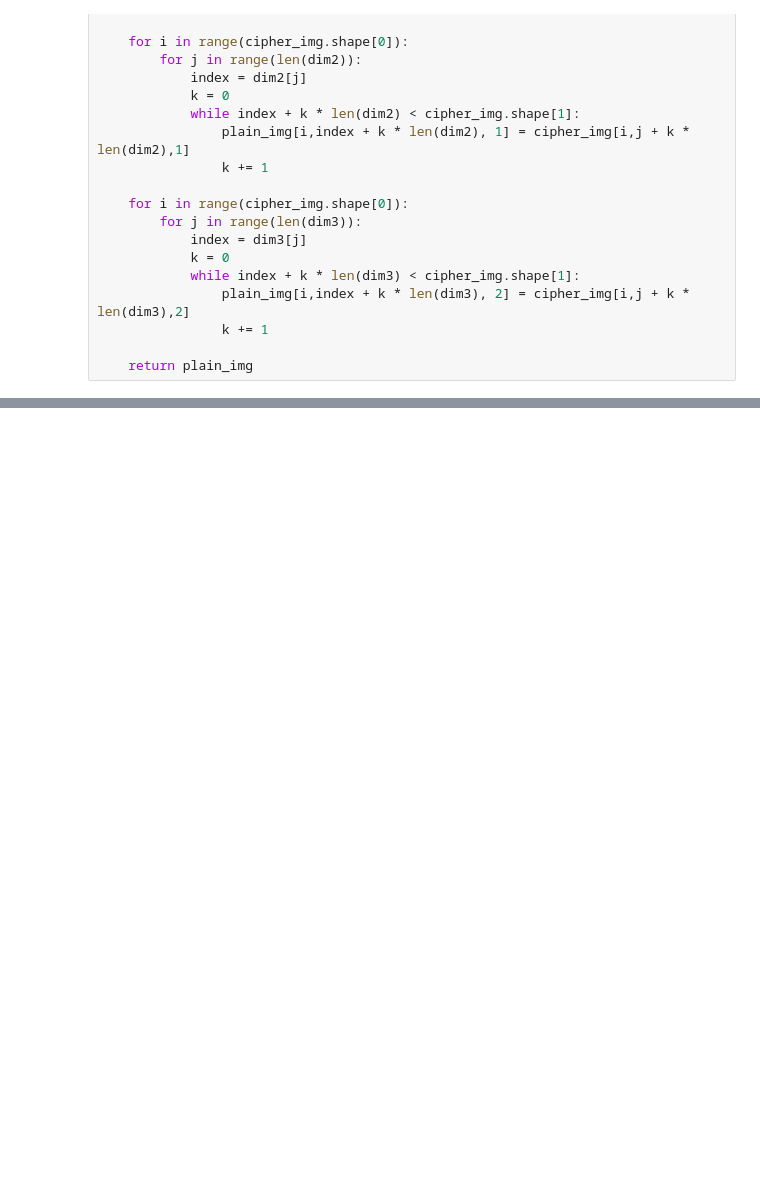
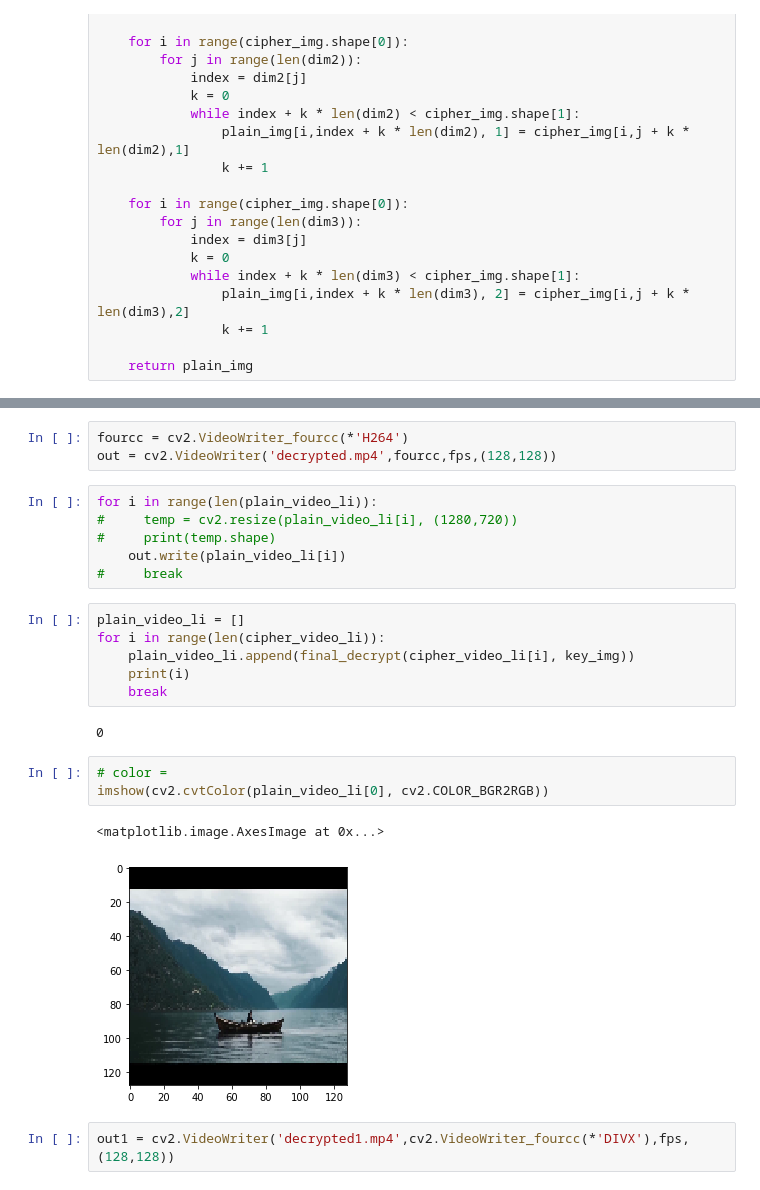
Before and after one commit to onkarthorat/RGBIES-Image-Encryption, a Jupyter notebook: video_ext.ipynb, the cells around one changed output, grey strips where cells are left out. Cells and saved outputs as stored; diff of their text form; blank space fills up the shorter version.

```diff
--- a/video_ext.ipynb
+++ b/video_ext.ipynb
@@ -321,0 +436,25 @@ def decrypt_subs(cipher_img, key_img):
+# %%
+fourcc = cv2.VideoWriter_fourcc(*'H264')
+out = cv2.VideoWriter('decrypted.mp4',fourcc,fps,(128,128))
+# %%
+for i in range(len(plain_video_li)):
+#     temp = cv2.resize(plain_video_li[i], (1280,720))
+#     print(temp.shape)
+    out.write(plain_video_li[i])
+#     break
+# %%
+plain_video_li = []
+for i in range(len(cipher_video_li)):
+    plain_video_li.append(final_decrypt(cipher_video_li[i], key_img))
+    print(i)
+    break
+# %% [output]
+0
+# %%
+# color =
+imshow(cv2.cvtColor(plain_video_li[0], cv2.COLOR_BGR2RGB))
+# %% [output]
+<matplotlib.image.AxesImage at 0x...>
+[figure, added]
+# %%
+out1 = cv2.VideoWriter('decrypted1.mp4',cv2.VideoWriter_fourcc(*'DIVX'),fps,(128,128))
```
Also changed, not shown: parts of 39 cells of this notebook, 44 other files.
